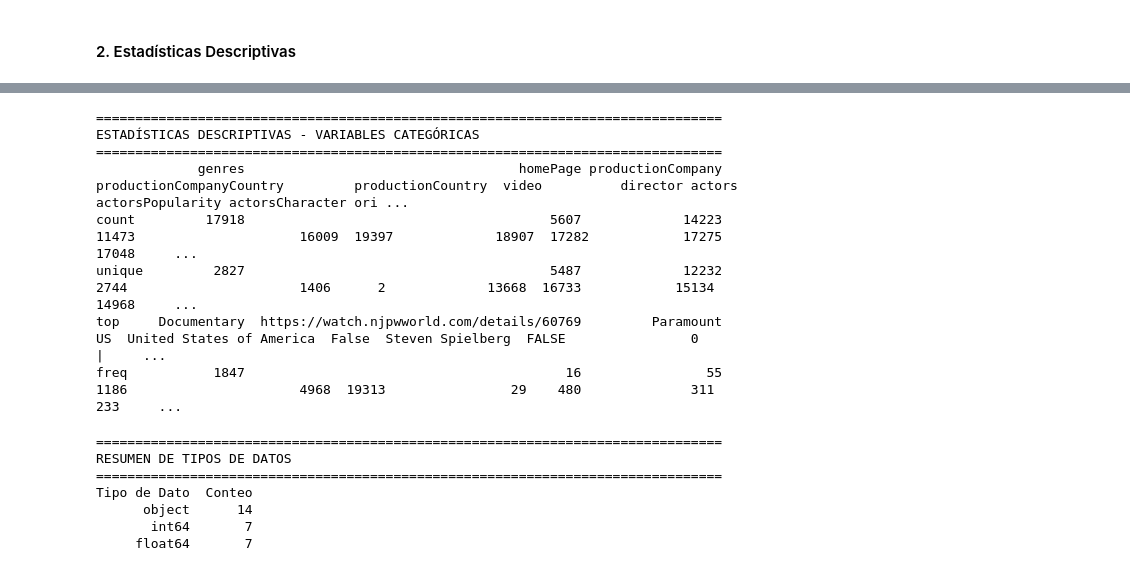
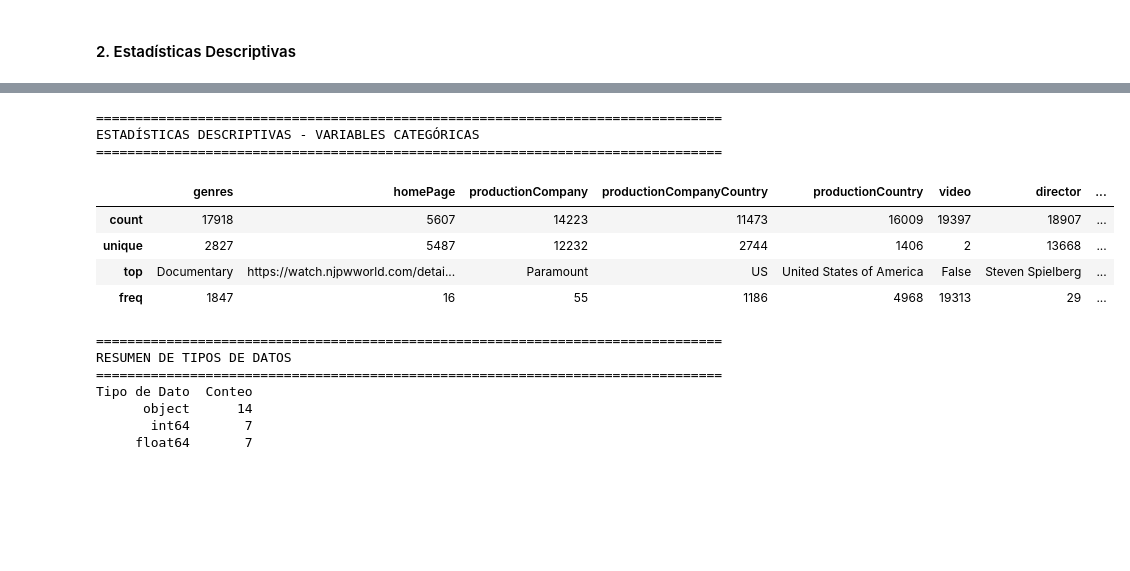
Before and after one commit to jcdiegolopez/MD-LAB01, a Jupyter notebook: main.ipynb, the cells around one changed output, grey strips where cells are left out. Drawn from its saved outputs; the diff is of its cells as text; code cells hidden in the pictures; blank space fills up the shorter version.

```diff
--- a/main.ipynb
+++ b/main.ipynb
@@ -138,18 +138,18 @@ max    1.627166e+06  3.800000e+08  2.847246e+09    750.000000  11474.647000
 # %%
 # Estadísticas descriptivas para variables categóricas
 print("\n" + "=" * 80)
 print("ESTADÍSTICAS DESCRIPTIVAS - VARIABLES CATEGÓRICAS")
 print("=" * 80)
-print(datos.describe(include='object').to_string())
+datos.describe(include='object')
 # %% [output]
 ================================================================================
 ESTADÍSTICAS DESCRIPTIVAS - VARIABLES CATEGÓRICAS
 ================================================================================
-             genres                                   homePage productionCompany productionCompanyCountry         productionCountry  video          director actors actorsPopularity actorsCharacter ori ...
-count         17918                                       5607             14223                    11473                     16009  19397             18907  17282            17275           17048     ...
-unique         2827                                       5487             12232                     2744                      1406      2             13668  16733            15134           14968     ...
-top     Documentary  https://watch.njpwworld.com/details/60769         Paramount                       US  United States of America  False  Steven Spielberg  FALSE                0               |     ...
-freq           1847                                         16                55                     1186                      4968  19313                29    480              311             233     ...
+|  | genres | homePage | productionCompany | productionCompanyCountry | productionCountry | video | director | ... |
+| count | 17918 | 5607 | 14223 | 11473 | 16009 | 19397 | 18907 | ... |
+| unique | 2827 | 5487 | 12232 | 2744 | 1406 | 2 | 13668 | ... |
+| top | Documentary | https://watch.njpwworld.com/detai... | Paramount | US | United States of America | False | Steven Spielberg | ... |
+| freq | 1847 | 16 | 55 | 1186 | 4968 | 19313 | 29 | ... |
 # %%
 # Tabla resumen de tipos de datos
 print("\n" + "=" * 80)
```
Also changed, not shown: parts of 2 cells of this notebook.
